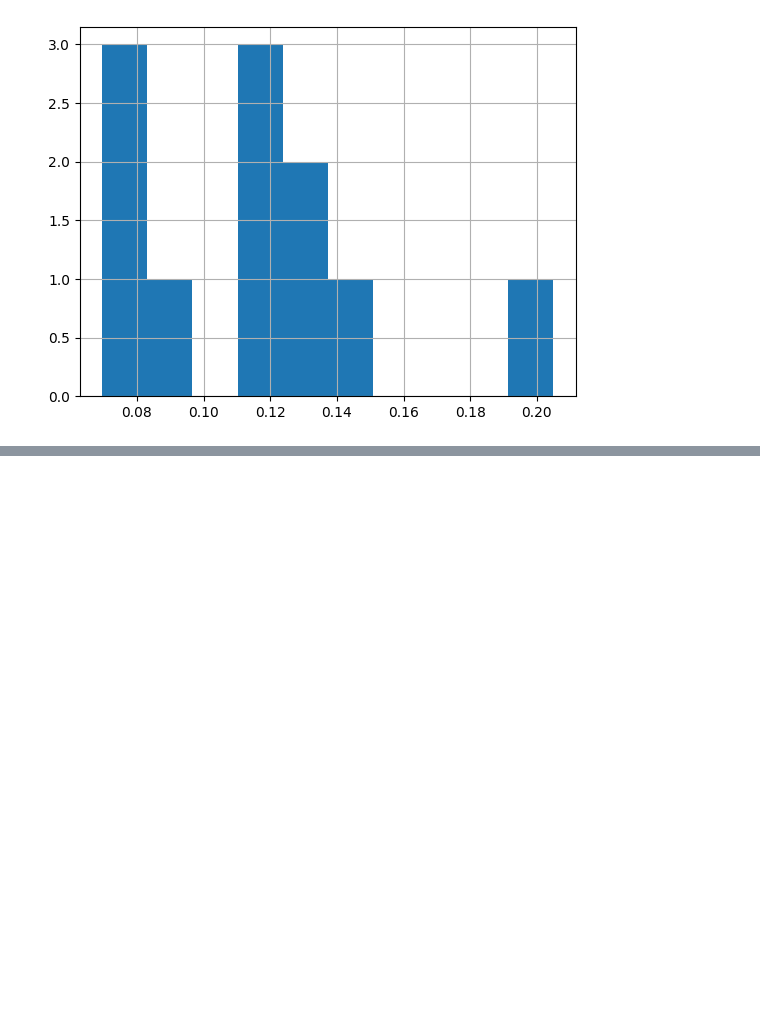
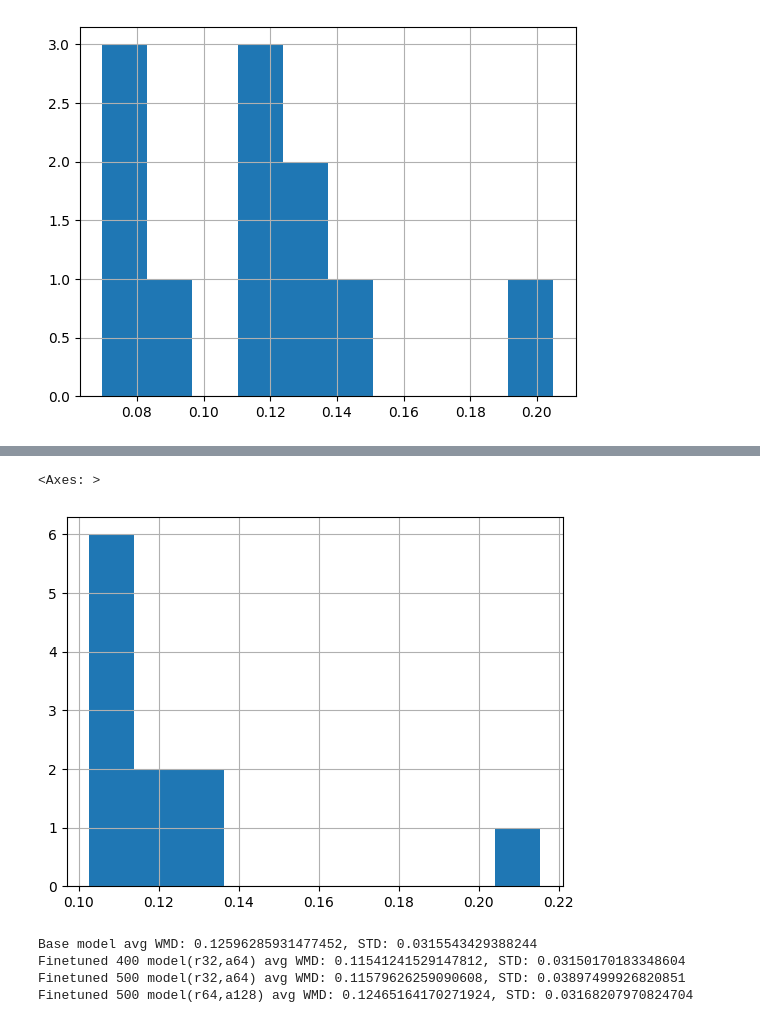
Before and after one commit to witold87/llm-bielik-ft-legal, a Jupyter notebook: src/llm-bielik-ft-fine-tuning-part-II.ipynb, the cells around one changed output, grey strips where cells are left out. Cells and saved outputs as stored; diff of their text form; code cells hidden in the pictures; blank space fills up the shorter version.

```diff
--- a/src/llm-bielik-ft-fine-tuning-part-II.ipynb
+++ b/src/llm-bielik-ft-fine-tuning-part-II.ipynb
@@ -318,0 +322,15 @@ pd.plotting.hist_series(data['wmd_finetuned_model'])
+# %%
+pd.plotting.hist_series(data['wmd_finetuned_model_chk_500_r64_a128'])
+# %% [output]
+<Axes: >
+[figure, added]
+# %%
+print(f"Base model avg WMD: {data['wmd_base_model'].mean()}, STD: {data['wmd_base_model'].std()}")
+print(f"Finetuned 400 model(r32,a64) avg WMD: {data['wmd_finetuned_model_chk_400'].mean()}, STD: {data['wmd_finetuned_model_chk_400'].std()}")
+print(f"Finetuned 500 model(r32,a64) avg WMD: {data['wmd_finetuned_model_500'].mean()}, STD: {data['wmd_finetuned_model_500'].std()}")
+print(f"Finetuned 500 model(r64,a128) avg WMD: {data['wmd_finetuned_model_chk_500_r64_a128'].mean()}, STD: {data['wmd_finetuned_model_chk_500_r64_a128'].std()}")
+# %% [output]
+Base model avg WMD: 0.12596285931477452, STD: 0.0315543429388244
+Finetuned 400 model(r32,a64) avg WMD: 0.11541241529147812, STD: 0.03150170183348604
+Finetuned 500 model(r32,a64) avg WMD: 0.11579626259090608, STD: 0.03897499926820851
+Finetuned 500 model(r64,a128) avg WMD: 0.12465164170271924, STD: 0.03168207970824704
```
Also changed, not shown: parts of 12 cells of this notebook.
